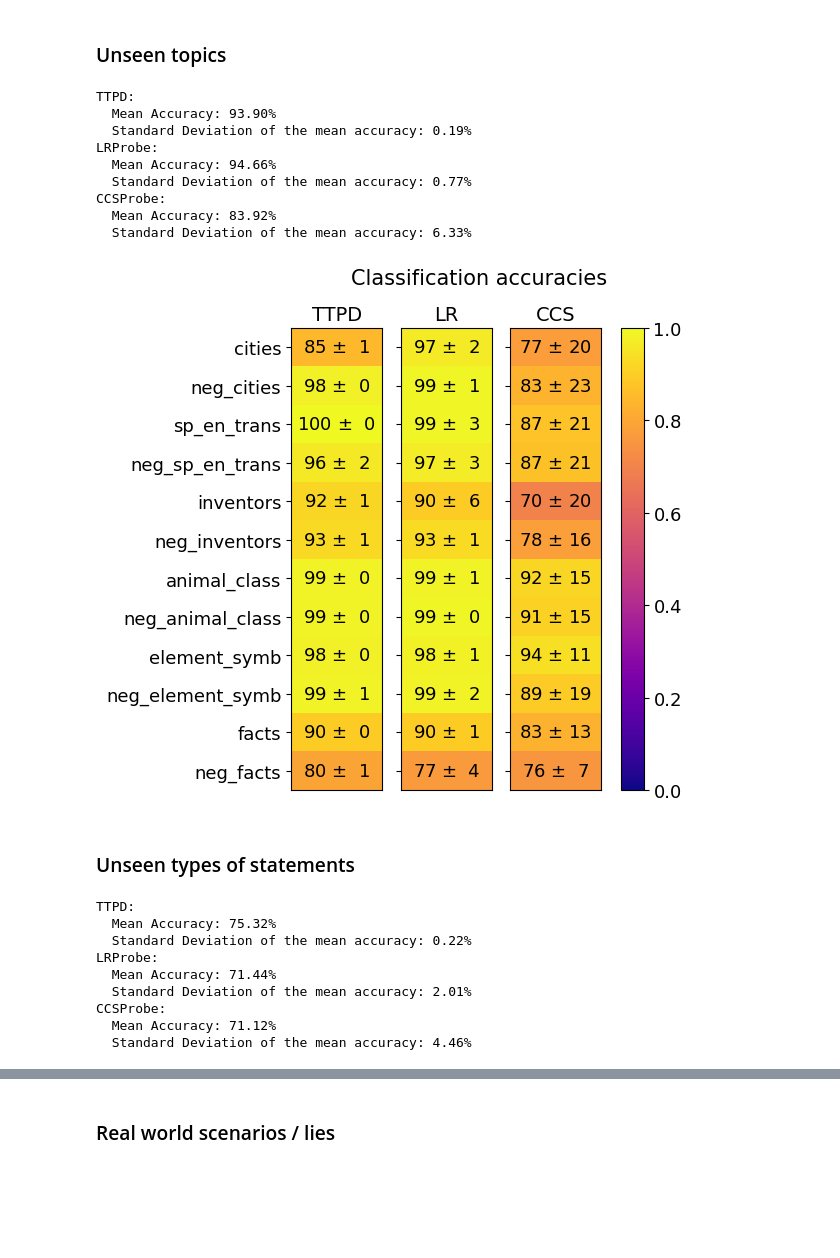
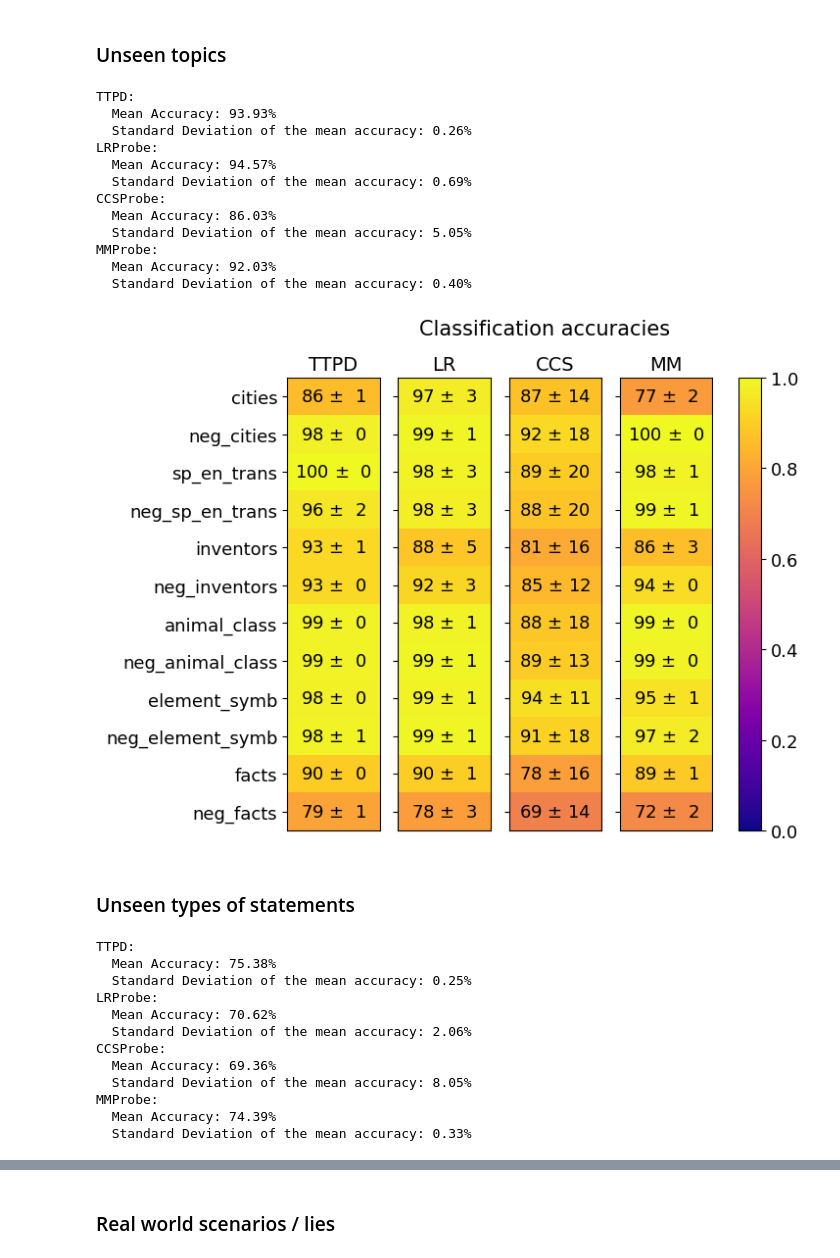
Before and after one commit to sciai-lab/Truth_is_Universal, a Jupyter notebook: lie_detection.ipynb, the cells around one changed output, grey strips where cells are left out. Drawn from its saved outputs; the diff is of its cells as text; code cells hidden in the pictures; blank space fills up the shorter version.

Commit message:
added comparison to MM probe

```diff
--- a/lie_detection.ipynb
+++ b/lie_detection.ipynb
@@ -42,8 +42,8 @@ Special tokens have been added in the vocabulary, make sure the associated word
 ### Unseen topics
 # %%
 # compare TTPD, LR and CCS on topic-specific datasets
-probe_types = [TTPD, LRProbe, CCSProbe]
-results = {TTPD: defaultdict(list), LRProbe: defaultdict(list), CCSProbe: defaultdict(list)}
+probe_types = [TTPD, LRProbe, CCSProbe, MMProbe]
+results = {TTPD: defaultdict(list), LRProbe: defaultdict(list), CCSProbe: defaultdict(list), MMProbe: defaultdict(list)}
 num_iter = 20
 
 total_iterations = len(probe_types) * num_iter * len(train_sets)
@@ -69,6 +69,8 @@ with tqdm(total=total_iterations, desc="Training and evaluating classifiers") as
                     acts_affirm = acts_affirm - mean_affirm
                     acts_neg = acts_neg - mean_neg
                     probe = CCSProbe.from_data(acts_affirm, acts_neg, labels_affirm, device=device).to('cpu')
+                if probe_type == MMProbe:
+                    probe = MMProbe.from_data(acts, labels)
 
                 # evaluate classification accuracy on held out datasets
                 dm = DataManager()
@@ -102,43 +104,47 @@ for probe_type, stats in probe_accuracies.items():
     print(f"  Standard Deviation of the mean accuracy: {stats['std_dev']*100:.2f}%")
 # %% [output]
 TTPD:
-  Mean Accuracy: 93.90%
-  Standard Deviation of the mean accuracy: 0.19%
+  Mean Accuracy: 93.93%
+  Standard Deviation of the mean accuracy: 0.26%
 LRProbe:
-  Mean Accuracy: 94.66%
-  Standard Deviation of the mean accuracy: 0.77%
+  Mean Accuracy: 94.57%
+  Standard Deviation of the mean accuracy: 0.69%
 CCSProbe:
-  Mean Accuracy: 83.92%
-  Standard Deviation of the mean accuracy: 6.33%
+  Mean Accuracy: 86.03%
+  Standard Deviation of the mean accuracy: 5.05%
+MMProbe:
+  Mean Accuracy: 92.03%
+  Standard Deviation of the mean accuracy: 0.40%
 # %%
-fig, (ax1, ax2, ax3) = plt.subplots(figsize=(5, 6), ncols=3)
-titles = ["TTPD", "LR", "CCS"]
+fig, (ax1, ax2, ax3, ax4) = plt.subplots(figsize=(7, 6), ncols=4)
+titles = ["TTPD", "LR", "CCS", "MM"]
 
-for t, (ax, key) in enumerate(zip((ax1, ax2, ax3), (TTPD, LRProbe, CCSProbe))):
+for t, (ax, key) in enumerate(zip((ax1, ax2, ax3, ax4), (TTPD, LRProbe, CCSProbe, MMProbe))):
     grid = [[stat_results[key]['mean'][dataset]] for dataset in train_sets]
     grid_std = [[stat_results[key]['std'][dataset]] for dataset in train_sets]
     im = ax.imshow(grid, vmin=0, vmax=1, cmap='plasma', aspect='auto')
 
     for i, row in enumerate(grid):
         for j, val in enumerate(row):
             ax.text(j, i, f'{round(grid[i][j] * 100):2d} $\pm$ {round(grid_std[i][j] * 100):2d}', ha='center', va='center', fontsize=13)
 
     ax.set_yticks(range(len(train_sets)))
     ax.set_xticks([])
 
     ax.set_title(titles[t], fontsize=14)
 
 ax1.set_yticklabels(train_sets, fontsize=13)
 ax2.set_yticklabels([])
 ax3.set_yticklabels([])
+ax4.set_yticklabels([])
 
-cbar = fig.colorbar(im, ax=[ax1, ax2, ax3])
+cbar = fig.colorbar(im, ax=[ax1, ax2, ax3, ax4])
 cbar.ax.tick_params(labelsize=13)
 
 fig.suptitle("Classification accuracies", fontsize=15)
 plt.show()
 # %% [output]
-[figure, old version]
+[figure, new version]
 # %% [markdown]
 ### Unseen types of statements
 # %%
@@ -149,8 +155,8 @@ val_sets = ["cities_conj", "cities_disj", "sp_en_trans_conj","sp_en_trans_disj",
             "common_claim_true_false", "counterfact_true_false"]
 
 
-probe_types = [TTPD, LRProbe, CCSProbe]
-results = {TTPD: defaultdict(list), LRProbe: defaultdict(list), CCSProbe: defaultdict(list)}
+probe_types = [TTPD, LRProbe, CCSProbe, MMProbe]
+results = {TTPD: defaultdict(list), LRProbe: defaultdict(list), CCSProbe: defaultdict(list), MMProbe: defaultdict(list)}
 num_iter = 20
 
 total_iterations = len(probe_types) * num_iter
@@ -173,6 +179,8 @@ with tqdm(total=total_iterations, desc="Training and evaluating classifiers") as
                 acts_affirm = acts_affirm - mean_affirm
                 acts_neg = acts_neg - mean_neg
                 probe = CCSProbe.from_data(acts_affirm, acts_neg, labels_affirm, device=device).to('cpu')
+            if probe_type == MMProbe:
+                probe = MMProbe.from_data(acts, labels)
 
             # evaluate classification accuracy on validation datasets
             dm = DataManager()
@@ -203,12 +211,15 @@ for probe_type, stats in probe_accuracies.items():
     print(f"  Standard Deviation of the mean accuracy: {stats['std_dev']*100:.2f}%")
 # %% [output]
 TTPD:
-  Mean Accuracy: 75.32%
-  Standard Deviation of the mean accuracy: 0.22%
+  Mean Accuracy: 75.38%
+  Standard Deviation of the mean accuracy: 0.25%
 LRProbe:
-  Mean Accuracy: 71.44%
-  Standard Deviation of the mean accuracy: 2.01%
+  Mean Accuracy: 70.62%
+  Standard Deviation of the mean accuracy: 2.06%
 CCSProbe:
-  Mean Accuracy: 71.12%
-  Standard Deviation of the mean accuracy: 4.46%
+  Mean Accuracy: 69.36%
+  Standard Deviation of the mean accuracy: 8.05%
+MMProbe:
+  Mean Accuracy: 74.39%
+  Standard Deviation of the mean accuracy: 0.33%
 # %%
```
Also changed, not shown: parts of 3 cells of this notebook, 2 other files.
